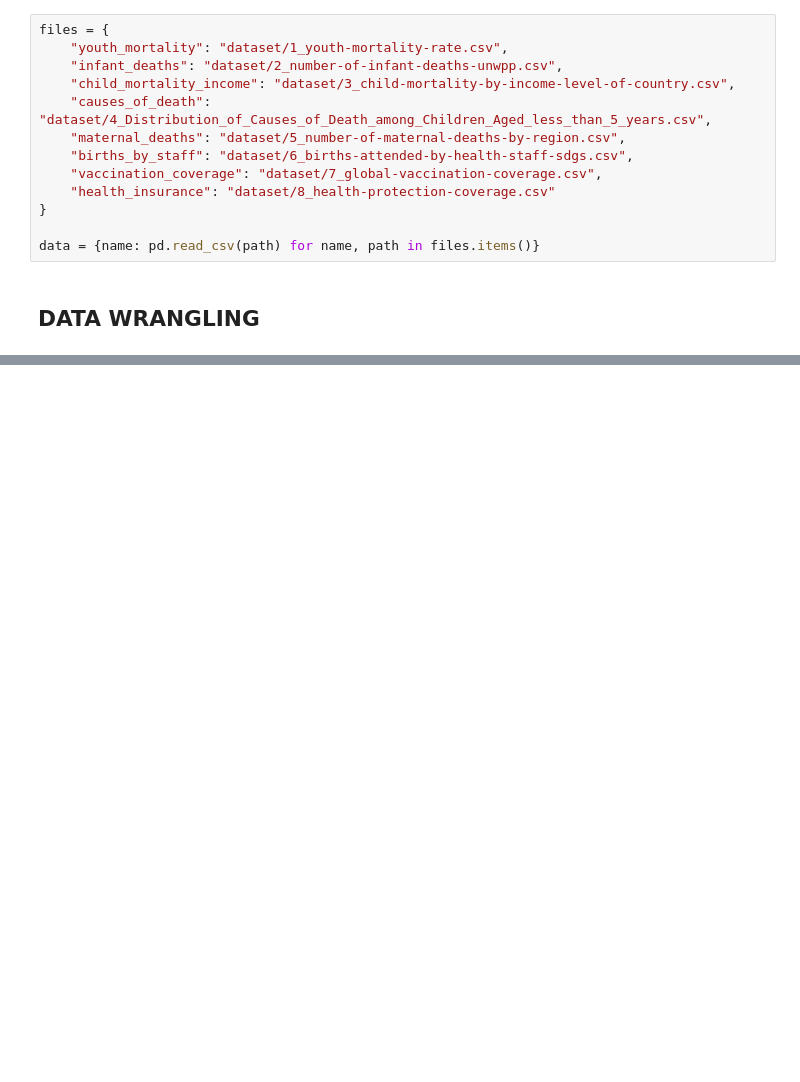
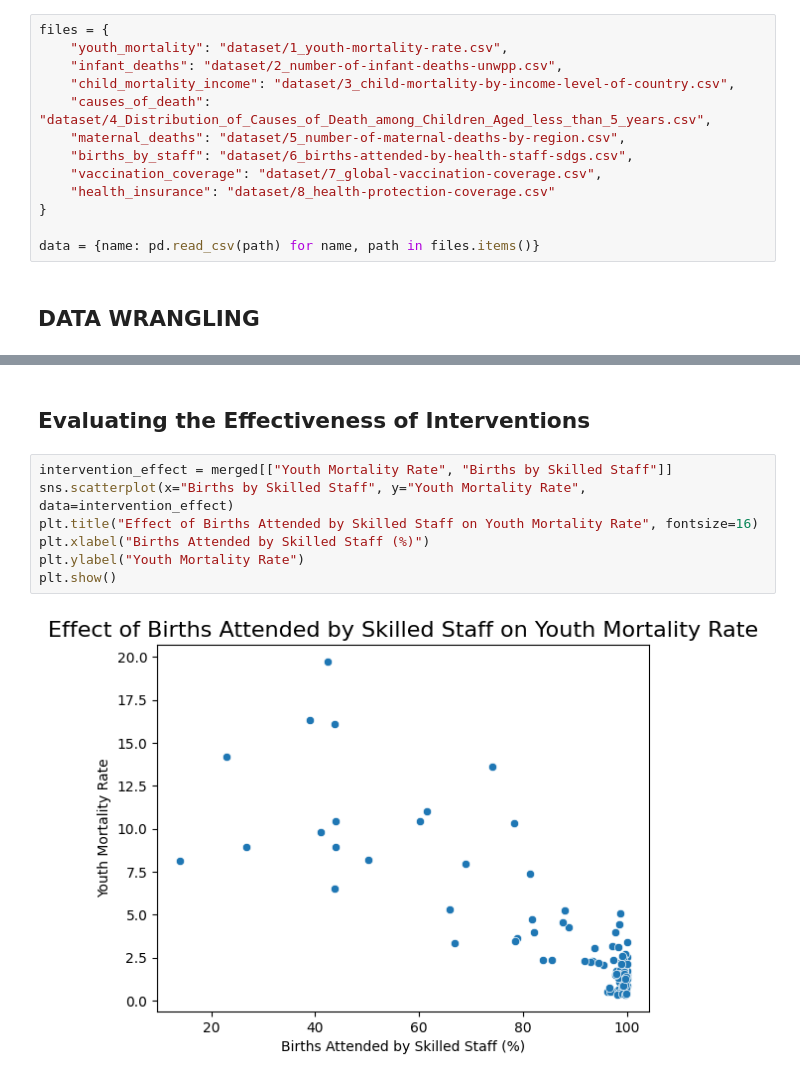
Before and after one commit to OluwoleDove/10Alyticsglobalhackathon, a Jupyter notebook: main_analytics.ipynb, the cells around one changed output, grey strips where cells are left out. Saved outputs shown, nothing was run; the diff lists cells and outputs as text; blank space fills up the shorter version.

```diff
--- a/main_analytics.ipynb
+++ b/main_analytics.ipynb
@@ -162,0 +145,11 @@ R² Score: 0.60
+# %% [markdown]
+## **Evaluating the Effectiveness of Interventions**
+# %%
+intervention_effect = merged[["Youth Mortality Rate", "Births by Skilled Staff"]]
+sns.scatterplot(x="Births by Skilled Staff", y="Youth Mortality Rate", data=intervention_effect)
+plt.title("Effect of Births Attended by Skilled Staff on Youth Mortality Rate", fontsize=16)
+plt.xlabel("Births Attended by Skilled Staff (%)")
+plt.ylabel("Youth Mortality Rate")
+plt.show()
+# %% [output]
+[figure, added]
```
Also changed, not shown: parts of 17 cells of this notebook, 1 other file.
